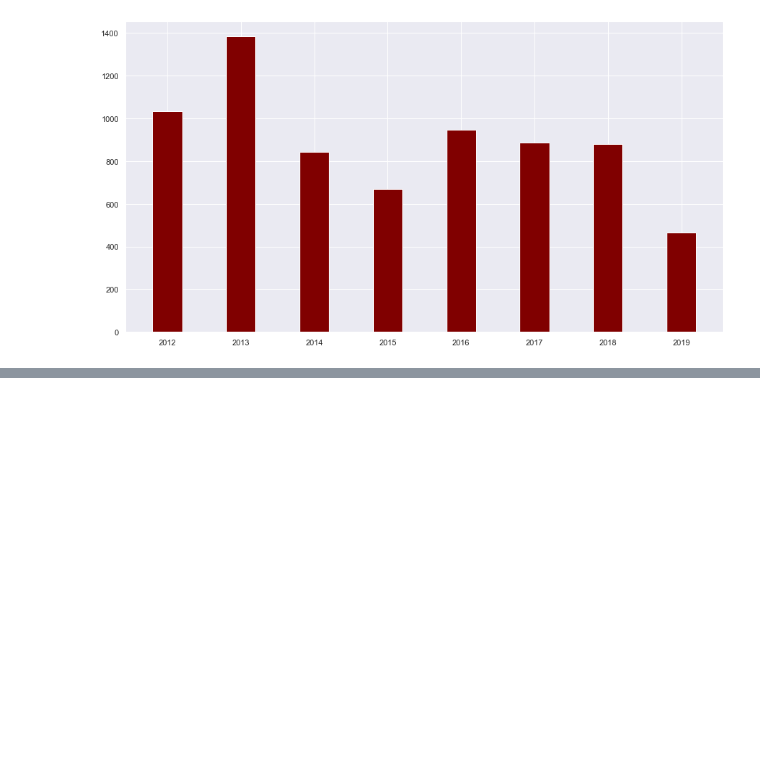
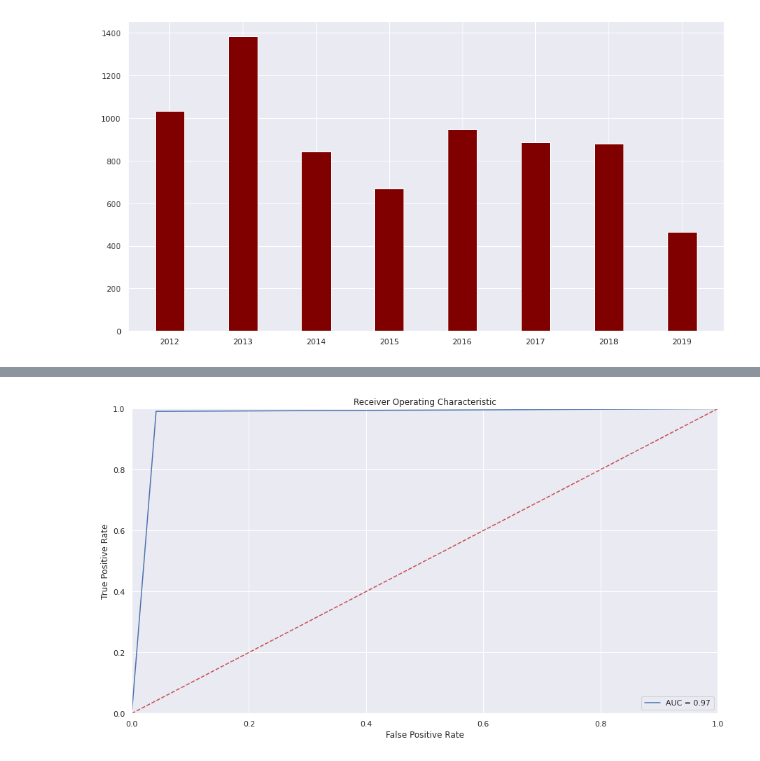
Before and after one commit to kvv1618/BTP_weather_nowcasting, a Jupyter notebook: BTP_eval/data_preprocessing.ipynb, the cells around one changed output, grey strips where cells are left out. Saved outputs shown, nothing was run; the diff lists cells and outputs as text; code cells hidden in the pictures; blank space fills up the shorter version.

```diff
--- a/BTP_eval/data_preprocessing.ipynb
+++ b/BTP_eval/data_preprocessing.ipynb
@@ -424,3 +436,6 @@ plt.bar(X_time, Y_values, color ='maroon', width = 0.4)
 # %% [output]
 <BarContainer object of 8 artists>
 [figure]
+# %%
+df_numeric['bins']=df_numeric['RRR'].apply(lambda x: 1 if x > 0 else 0)
+df_numeric['bins'].value_counts()
@@ -426,0 +446,9 @@ plt.bar(X_time, Y_values, color ='maroon', width = 0.4)
+# %%
+no_rain=df_numeric[df_numeric['bins']==0]
+rain=df_numeric[df_numeric['bins']!=0]
+from sklearn.utils import resample
+downsample_no_rain = resample(no_rain, replace=True, n_samples=df_numeric['bins'].value_counts()[1], random_state=123)
+# %%
+df_final=pd.concat([downsample_no_rain,rain])
+df_final.drop(['RRR'],axis=1,inplace=True)
+df_final = df_final.sample(frac=1).reset_index(drop=True)
@@ -426,0 +475,10 @@ plt.bar(X_time, Y_values, color ='maroon', width = 0.4)
+# %%
+from sklearn.model_selection import train_test_split
+X_train, X_test, y_train, y_test = train_test_split(df_final.drop(['bins','Local time in Kiev / Zhuliany (airport)'],axis=1), df_final['bins'], test_size=0.2, random_state=42)
+
+from sklearn.ensemble import RandomForestClassifier
+from sklearn.metrics import accuracy_score, confusion_matrix, classification_report
+
+clf = RandomForestClassifier(n_estimators=100, max_depth=2, random_state=0)
+clf.fit(X_train, y_train)
+y_pred = clf.predict(X_test)
@@ -426,0 +504,16 @@ plt.bar(X_time, Y_values, color ='maroon', width = 0.4)
+# %%
+# roc curve
+from sklearn.metrics import roc_curve, auc
+fpr, tpr, thresholds = roc_curve(y_test, y_pred)
+roc_auc = auc(fpr, tpr)
+plt.title('Receiver Operating Characteristic')
+plt.plot(fpr, tpr, 'b', label = 'AUC = %0.2f' % roc_auc)
+plt.legend(loc = 'lower right')
+plt.plot([0, 1], [0, 1],'r--')
+plt.xlim([0, 1])
+plt.ylim([0, 1])
+plt.ylabel('True Positive Rate')
+plt.xlabel('False Positive Rate')
+plt.show()
+# %% [output]
+[figure, added]
```
Also changed, not shown: parts of 11 cells of this notebook, 1 other file.
